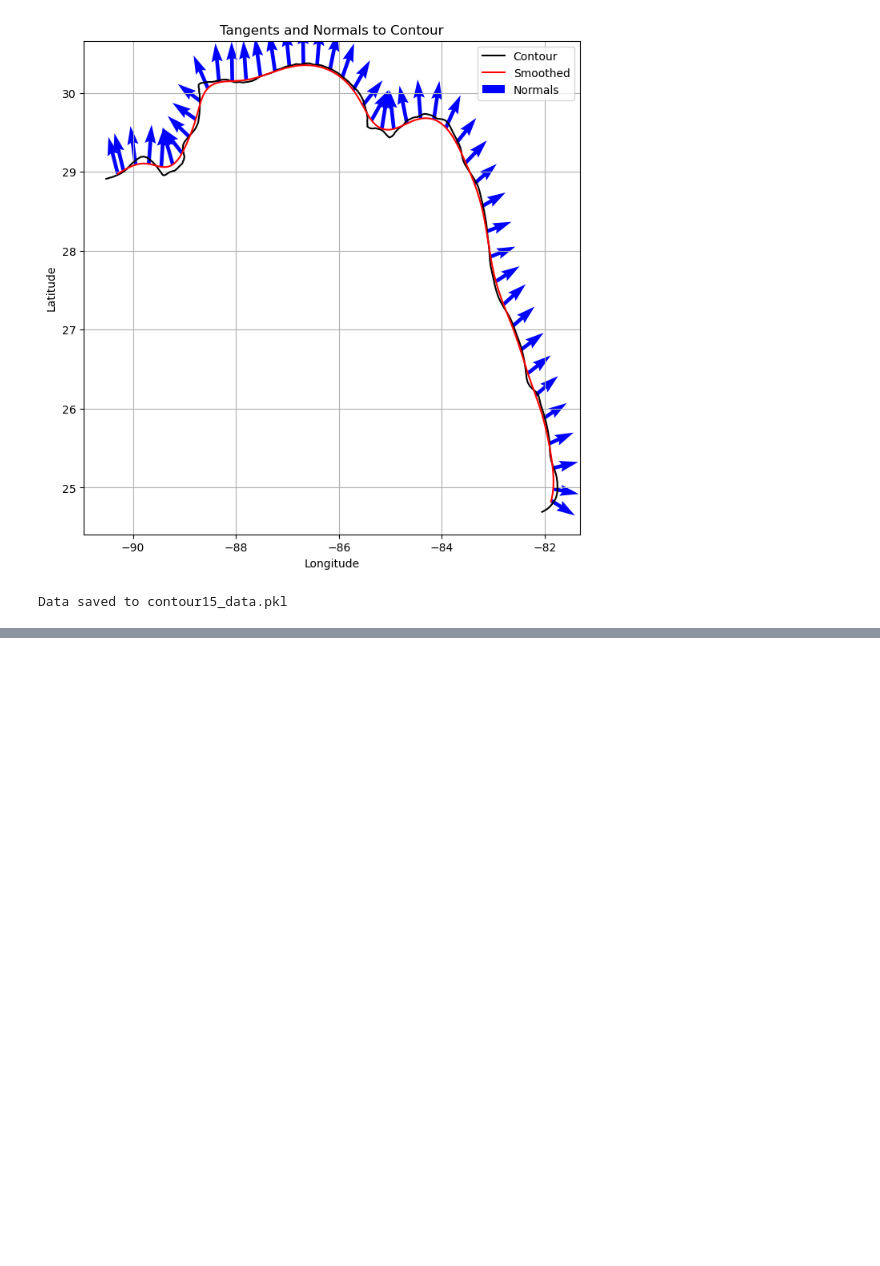
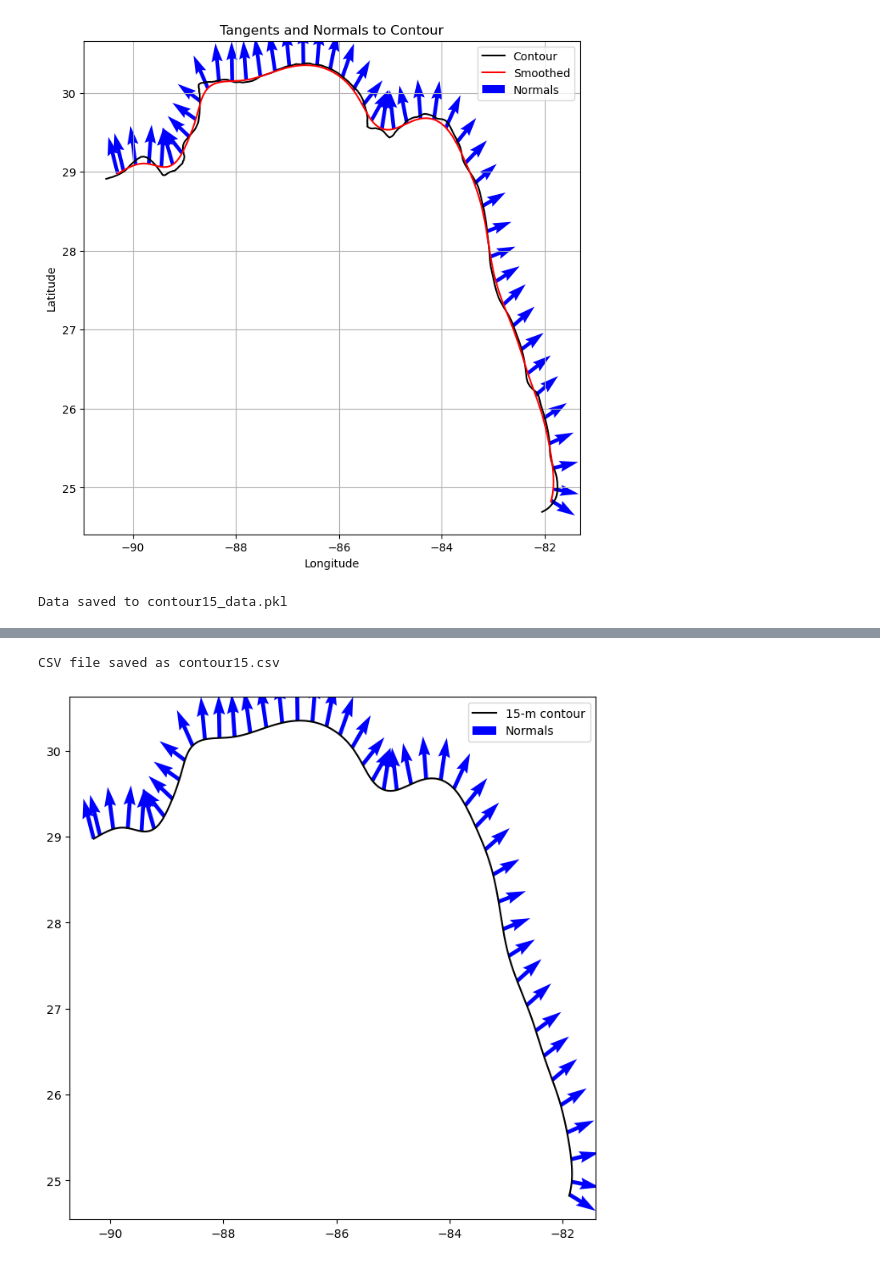
Before and after one commit to csherwood-usgs/NOPP_comparison, a Jupyter notebook: find_contour.ipynb, the cells around one changed output, grey strips where cells are left out. Saved outputs shown, nothing was run; the diff lists cells and outputs as text; code cells hidden in the pictures; blank space fills up the shorter version.

Commit message:
contour stuff

```diff
--- a/find_contour.ipynb
+++ b/find_contour.ipynb
@@ -196,0 +206,31 @@ Data saved to contour15_data.pkl
+# %%
+# Save as a .csv via Pandas
+# Create DataFrame
+df = pd.DataFrame({
+    "contour15s_lon": contour15s[:,0],
+    "contour15s_lat": contour15s[:,1],
+    "normals_x": -normals[:,0],
+    "normals_y": -normals[:,1]
+})
+
+# Save to CSV
+df.to_csv("contour15.csv", index=False)
+
+print("CSV file saved as contour15.csv")
+# %% [output]
+CSV file saved as contour15.csv
+# %%
+# read and plot the contour points and normals
+dsc = pd.read_csv('contour15.csv')
+
+plt.figure(figsize=(8, 8))
+plt.plot(dsc['contour15s_lon'], dsc['contour15s_lat'], 'k-', label='15-m contour')  # Longitude vs Latitude
+
+# Plot the normals, flip the normals by changing signs, plot every 20th
+plt.quiver(
+    dsc['contour15s_lon'][::20], dsc['contour15s_lat'][::20], dsc['normals_x'][::20], dsc['normals_y'][::20],
+    color='b', angles='xy', scale_units='xy', scale=2, label='Normals')
+plt.legend()
+plt.savefig('contour15.png')
+# %% [output]
+[figure, added]
```
Also changed, not shown: parts of 3 cells of this notebook, 3 other files.
